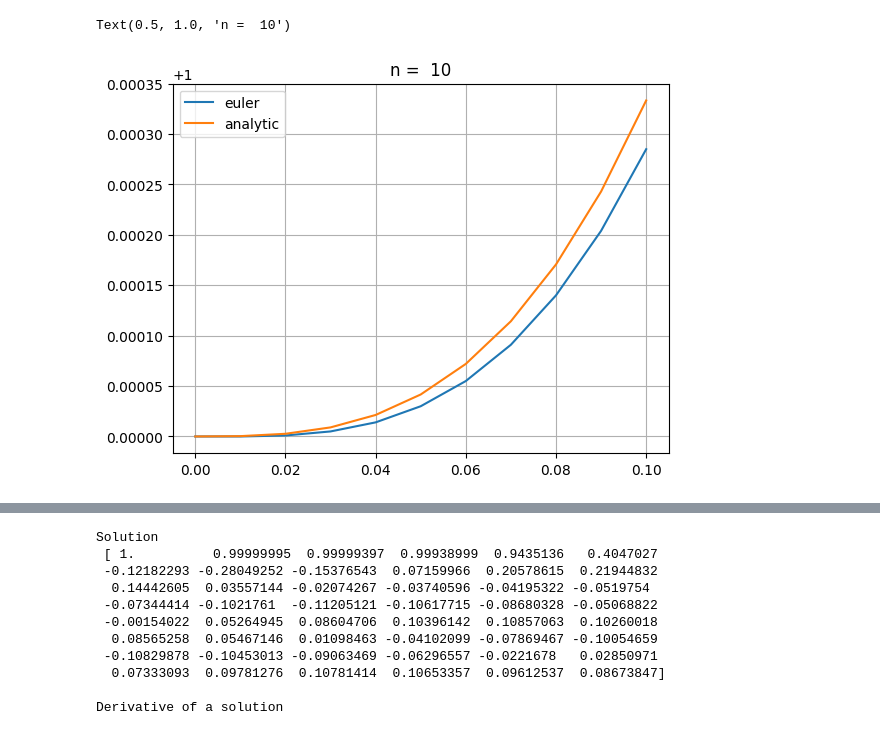
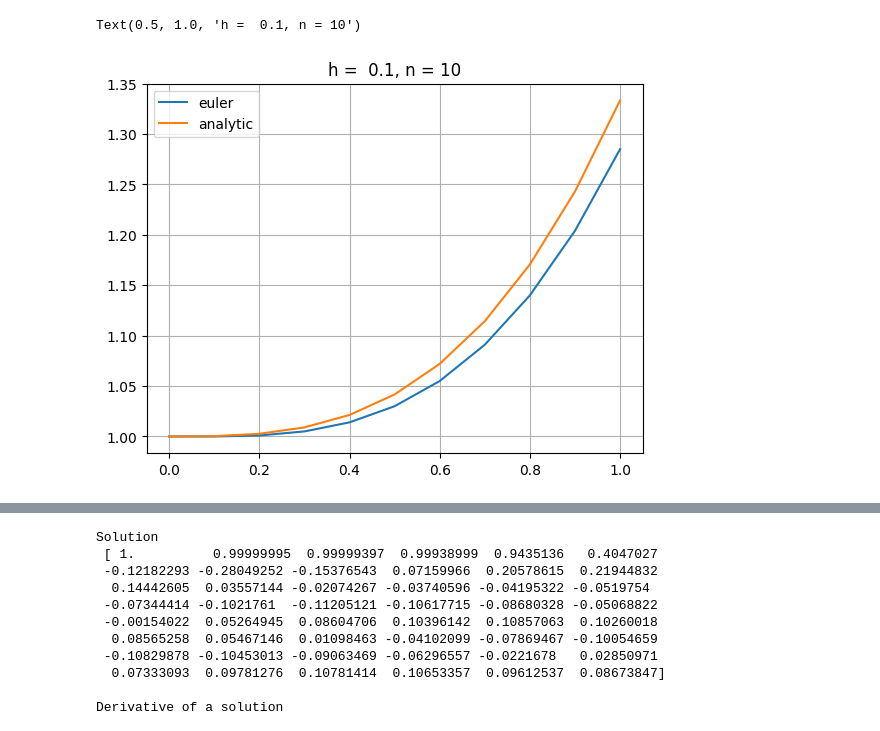
Before and after one commit to versadinary/q, a Jupyter notebook: l7.ipynb, the cells around one changed output, grey strips where cells are left out. Cells and saved outputs as stored; diff of their text form; code cells hidden in the pictures.

```diff
--- a/l7.ipynb
+++ b/l7.ipynb
@@ -21,13 +21,15 @@ def euler(n=10, h=0.01, x=0, y=1):
         ys.append(y)
     return xs, ys
 # %%
-n = [10, 50, 100]
-x, y = euler(n=10)
+h0 = 0.1
+n0 = 10
+# x0 = np.linspace(0, 1, 100000)
+x, y = euler(h=h0, n=n0)
 plt.plot(x, y, label='euler')
 plt.plot(x, analytic(x), label='analytic')
 plt.grid()
 plt.legend()
-plt.title(f'n =  {n[0]}')
+plt.title(f'h =  {h0}, n = {n0}')
 # %% [output]
-Text(0.5, 1.0, 'n =  10')
+Text(0.5, 1.0, 'h =  0.1, n = 10')
-[figure, old version]
+[figure, new version]
```
Also changed, not shown: parts of 3 cells of this notebook, 2 other files.
